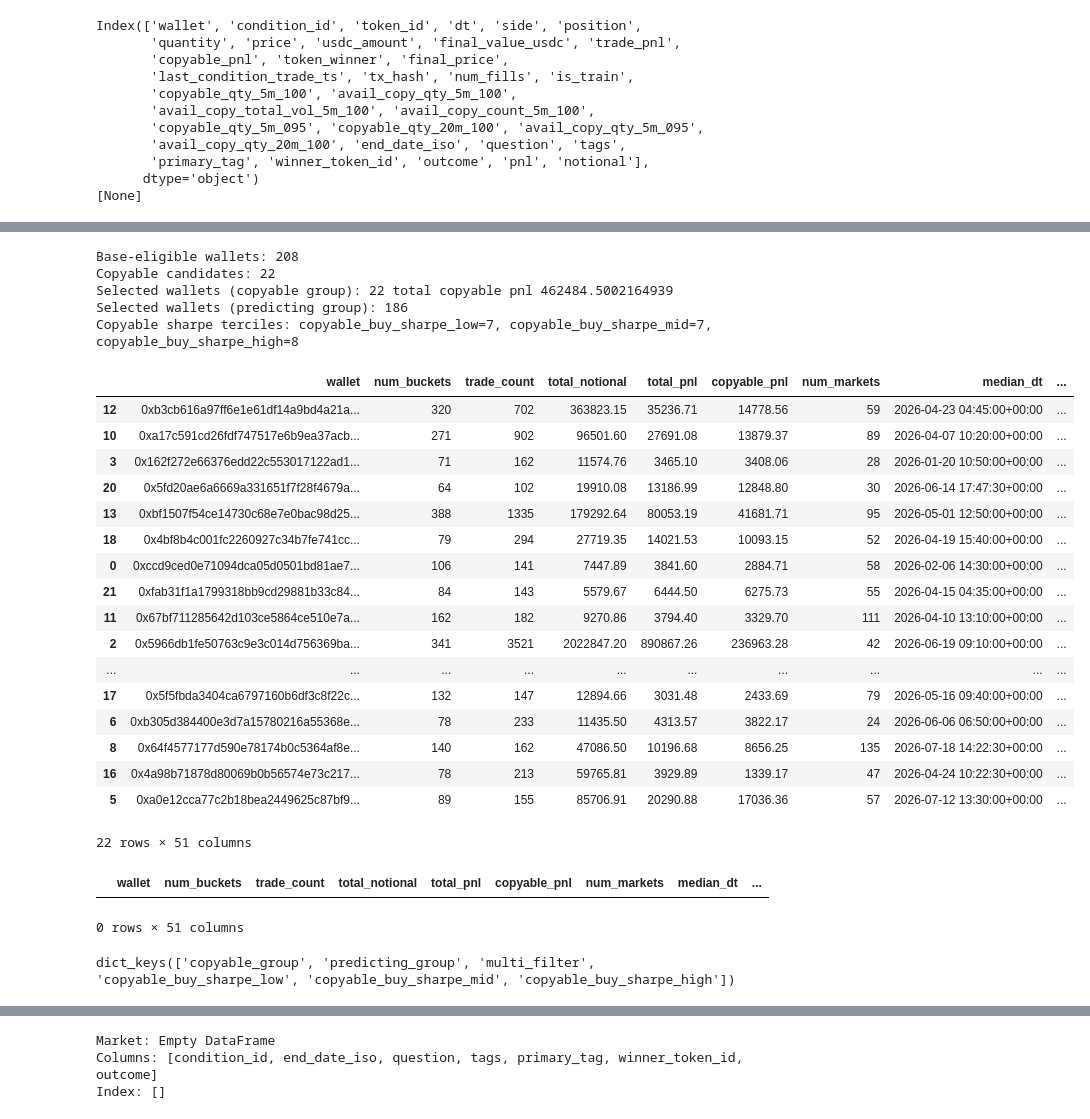
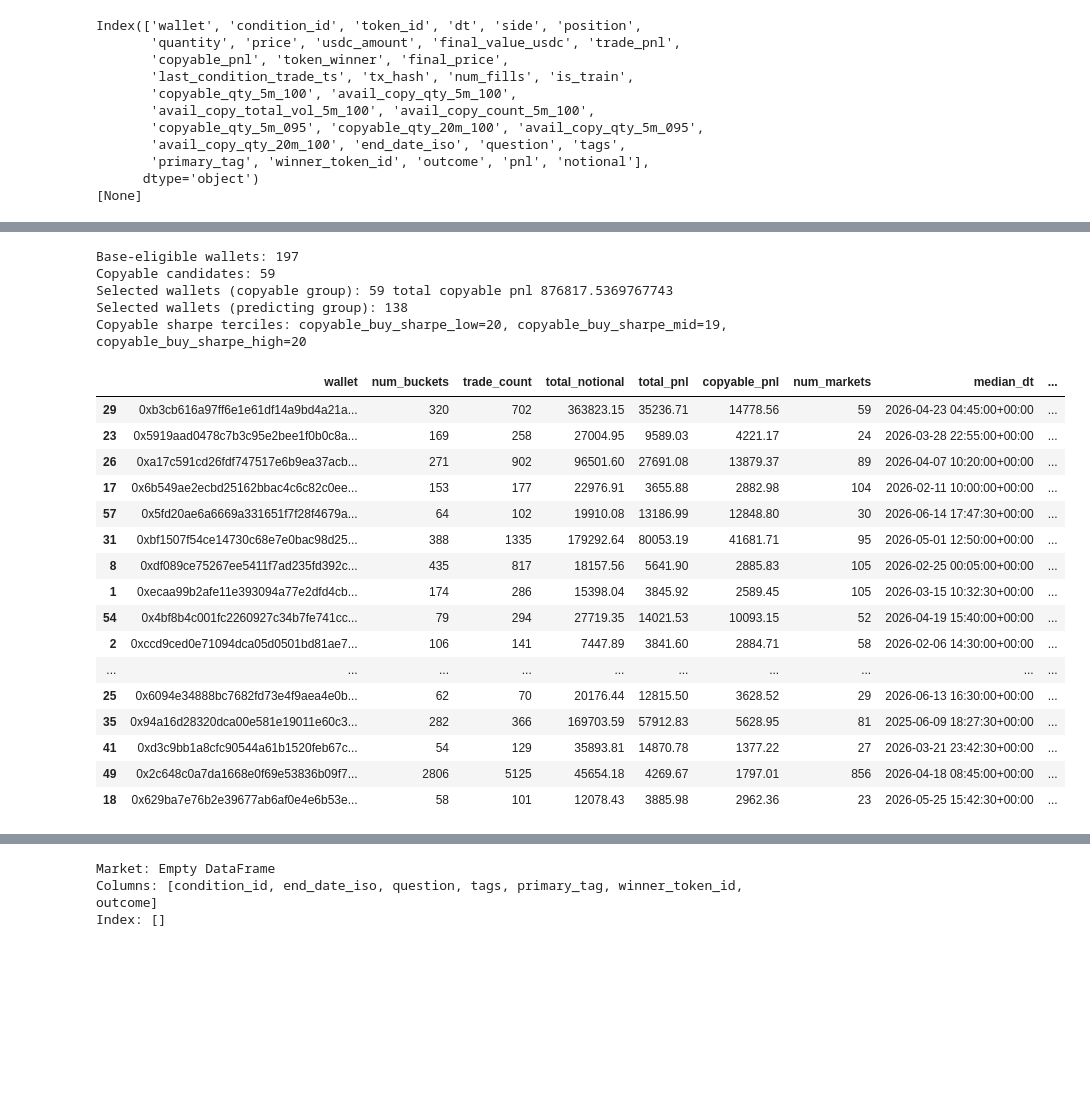
Before and after one commit to vobornij/polymarket, a Jupyter notebook: notebooks/flow/stage1_wallet_strategy_selection.ipynb, the cells around one changed output, grey strips where cells are left out. Saved outputs shown, nothing was run; the diff lists cells and outputs as text; code cells hidden in the pictures; blank space fills up the shorter version.

```diff
--- a/notebooks/flow/stage1_wallet_strategy_selection.ipynb
+++ b/notebooks/flow/stage1_wallet_strategy_selection.ipynb
@@ -452,7 +454,12 @@ from signal_lab.filters import (
     select_strategy_selection,
 )
 
-variant = "politics" if "Politics" in TAGS else "weather"
+if "Esports" in TAGS:
+    variant = "sports"
+elif "Politics" in TAGS:
+    variant = "politics"
+else:
+    variant = "weather"
 eligible_wallets = select_strategy_eligible(candidates, variant=variant)
 copyable_wallets = select_strategy_selection(candidates, variant=variant)
 
@@ -477,63 +484,53 @@ wallet_cohorts['copyable_group'] = (
 predicting_pool = eligible_base[
     ~eligible_base['wallet'].isin(wallet_cohorts['copyable_group']['wallet'])
 ].copy()
 wallet_cohorts['predicting_group'] = (
     predicting_pool
     .reset_index(drop=True)
 )
 
 overlap = set(wallet_cohorts['copyable_group']['wallet']) & set(wallet_cohorts['predicting_group']['wallet'])
 if overlap:
     raise ValueError(f'Wallet groups must be disjoint; found overlap of {len(overlap)} wallets.')
 
 wallet_cohorts['multi_filter'] = wallet_cohorts['copyable_group'].copy()
 
 # Split the copyable group into 3 terciles by estimated_copyable_buy_sharpe
 _sharpe = wallet_cohorts['copyable_group']['estimated_copyable_buy_sharpe']
 
 _terciles = pd.qcut(_sharpe, 3, labels=['copyable_buy_sharpe_low', 'copyable_buy_sharpe_mid', 'copyable_buy_sharpe_high'])
 for _label in _terciles.cat.categories:
     wallet_cohorts[_label] = wallet_cohorts['copyable_group'][_terciles == _label].copy().reset_index(drop=True)
 
 
 print(f"Base-eligible wallets: {len(eligible_base):,}")
 print(f"Copyable candidates: {len(copyable_candidates):,}")
 print(f"Selected wallets (copyable group): {len(wallet_cohorts['copyable_group']):,} total copyable pnl {wallet_cohorts['copyable_group']['copyable_pnl'].sum()}")
 print(f"Selected wallets (predicting group): {len(wallet_cohorts['predicting_group']):,}")
 print("Copyable sharpe terciles: " + ", ".join(f"{k}={len(wallet_cohorts[k])}" for k in ['copyable_buy_sharpe_low', 'copyable_buy_sharpe_mid', 'copyable_buy_sharpe_high']))
 wallet_cohorts['copyable_group'].sort_values('estimated_copyable_buy_sharpe', key=abs, ascending=False).head(36)
 # %% [output]
-Base-eligible wallets: 208
-Copyable candidates: 22
-Selected wallets (copyable group): 22 total copyable pnl 462484.5002164939
-Selected wallets (predicting group): 186
-Copyable sharpe terciles: copyable_buy_sharpe_low=7, copyable_buy_sharpe_mid=7, copyable_buy_sharpe_high=8
+Base-eligible wallets: 197
+Copyable candidates: 59
+Selected wallets (copyable group): 59 total copyable pnl 876817.5369767743
+Selected wallets (predicting group): 138
+Copyable sharpe terciles: copyable_buy_sharpe_low=20, copyable_buy_sharpe_mid=19, copyable_buy_sharpe_high=20
 |  | wallet | num_buckets | trade_count | total_notional | total_pnl | copyable_pnl | num_markets | median_dt | ... |
-| 12 | 0xb3cb616a97ff6e1e61df14a9bd4a21a... | 320 | 702 | 363823.15 | 35236.71 | 14778.56 | 59 | 2026-04-23 04:45:00+00:00 | ... |
-| 10 | 0xa17c591cd26fdf747517e6b9ea37acb... | 271 | 902 | 96501.60 | 27691.08 | 13879.37 | 89 | 2026-04-07 10:20:00+00:00 | ... |
-| 3 | 0x162f272e66376edd22c553017122ad1... | 71 | 162 | 11574.76 | 3465.10 | 3408.06 | 28 | 2026-01-20 10:50:00+00:00 | ... |
-| 20 | 0x5fd20ae6a6669a331651f7f28f4679a... | 64 | 102 | 19910.08 | 13186.99 | 12848.80 | 30 | 2026-06-14 17:47:30+00:00 | ... |
-| 13 | 0xbf1507f54ce14730c68e7e0bac98d25... | 388 | 1335 | 179292.64 | 80053.19 | 41681.71 | 95 | 2026-05-01 12:50:00+00:00 | ... |
-| 18 | 0x4bf8b4c001fc2260927c34b7fe741cc... | 79 | 294 | 27719.35 | 14021.53 | 10093.15 | 52 | 2026-04-19 15:40:00+00:00 | ... |
-| 0 | 0xccd9ced0e71094dca05d0501bd81ae7... | 106 | 141 | 7447.89 | 3841.60 | 2884.71 | 58 | 2026-02-06 14:30:00+00:00 | ... |
-| 21 | 0xfab31f1a1799318bb9cd29881b33c84... | 84 | 143 | 5579.67 | 6444.50 | 6275.73 | 55 | 2026-04-15 04:35:00+00:00 | ... |
-| 11 | 0x67bf711285642d103ce5864ce510e7a... | 162 | 182 | 9270.86 | 3794.40 | 3329.70 | 111 | 2026-04-10 13:10:00+00:00 | ... |
-| 2 | 0x5966db1fe50763c9e3c014d756369ba... | 341 | 3521 | 2022847.20 | 890867.26 | 236963.28 | 42 | 2026-06-19 09:10:00+00:00 | ... |
+| 29 | 0xb3cb616a97ff6e1e61df14a9bd4a21a... | 320 | 702 | 363823.15 | 35236.71 | 14778.56 | 59 | 2026-04-23 04:45:00+00:00 | ... |
+| 23 | 0x5919aad0478c7b3c95e2bee1f0b0c8a... | 169 | 258 | 27004.95 | 9589.03 | 4221.17 | 24 | 2026-03-28 22:55:00+00:00 | ... |
+| 26 | 0xa17c591cd26fdf747517e6b9ea37acb... | 271 | 902 | 96501.60 | 27691.08 | 13879.37 | 89 | 2026-04-07 10:20:00+00:00 | ... |
+| 17 | 0x6b549ae2ecbd25162bbac4c6c82c0ee... | 153 | 177 | 22976.91 | 3655.88 | 2882.98 | 104 | 2026-02-11 10:00:00+00:00 | ... |
+| 57 | 0x5fd20ae6a6669a331651f7f28f4679a... | 64 | 102 | 19910.08 | 13186.99 | 12848.80 | 30 | 2026-06-14 17:47:30+00:00 | ... |
+| 31 | 0xbf1507f54ce14730c68e7e0bac98d25... | 388 | 1335 | 179292.64 | 80053.19 | 41681.71 | 95 | 2026-05-01 12:50:00+00:00 | ... |
+| 8 | 0xdf089ce75267ee5411f7ad235fd392c... | 435 | 817 | 18157.56 | 5641.90 | 2885.83 | 105 | 2026-02-25 00:05:00+00:00 | ... |
+| 1 | 0xecaa99b2afe11e393094a77e2dfd4cb... | 174 | 286 | 15398.04 | 3845.92 | 2589.45 | 105 | 2026-03-15 10:32:30+00:00 | ... |
+| 54 | 0x4bf8b4c001fc2260927c34b7fe741cc... | 79 | 294 | 27719.35 | 14021.53 | 10093.15 | 52 | 2026-04-19 15:40:00+00:00 | ... |
+| 2 | 0xccd9ced0e71094dca05d0501bd81ae7... | 106 | 141 | 7447.89 | 3841.60 | 2884.71 | 58 | 2026-02-06 14:30:00+00:00 | ... |
 | ... | ... | ... | ... | ... | ... | ... | ... | ... | ... |
-| 17 | 0x5f5fbda3404ca6797160b6df3c8f22c... | 132 | 147 | 12894.66 | 3031.48 | 2433.69 | 79 | 2026-05-16 09:40:00+00:00 | ... |
-| 6 | 0xb305d384400e3d7a15780216a55368e... | 78 | 233 | 11435.50 | 4313.57 | 3822.17 | 24 | 2026-06-06 06:50:00+00:00 | ... |
-| 8 | 0x64f4577177d590e78174b0c5364af8e... | 140 | 162 | 47086.50 | 10196.68 | 8656.25 | 135 | 2026-07-18 14:22:30+00:00 | ... |
-| 16 | 0x4a98b71878d80069b0b56574e73c217... | 78 | 213 | 59765.81 | 3929.89 | 1339.17 | 47 | 2026-04-24 10:22:30+00:00 | ... |
-| 5 | 0xa0e12cca77c2b18bea2449625c87bf9... | 89 | 155 | 85706.91 | 20290.88 | 17036.36 | 57 | 2026-07-12 13:30:00+00:00 | ... |
+| 25 | 0x6094e34888bc7682fd73e4f9aea4e0b... | 62 | 70 | 20176.44 | 12815.50 | 3628.52 | 29 | 2026-06-13 16:30:00+00:00 | ... |
+| 35 | 0x94a16d28320dca00e581e19011e60c3... | 282 | 366 | 169703.59 | 57912.83 | 5628.95 | 81 | 2025-06-09 18:27:30+00:00 | ... |
+| 41 | 0xd3c9bb1a8cfc90544a61b1520feb67c... | 54 | 129 | 35893.81 | 14870.78 | 1377.22 | 27 | 2026-03-21 23:42:30+00:00 | ... |
+| 49 | 0x2c648c0a7da1668e0f69e53836b09f7... | 2806 | 5125 | 45654.18 | 4269.67 | 1797.01 | 856 | 2026-04-18 08:45:00+00:00 | ... |
+| 18 | 0x629ba7e76b2e39677ab6af0e4e6b53e... | 58 | 101 | 12078.43 | 3885.98 | 2962.36 | 23 | 2026-05-25 15:42:30+00:00 | ... |
-22 rows × 51 columns
-# %%
-wallet_cohorts['copyable_group'].query("wallet == '0x1f9e15f39bbd5d163b0eacf0fbef647ced9e4f1a'")
-# %% [output]
-|  | wallet | num_buckets | trade_count | total_notional | total_pnl | copyable_pnl | num_markets | median_dt | ... |
-0 rows × 51 columns
-# %%
-wallet_cohorts.keys()
-# %% [output]
-dict_keys(['copyable_group', 'predicting_group', 'multi_filter', 'copyable_buy_sharpe_low', 'copyable_buy_sharpe_mid', 'copyable_buy_sharpe_high'])
 # %%
 df_ana = df_full[df_full["is_train"] == False].copy()
```
Also changed, not shown: parts of 22 cells of this notebook, 6 other files.
